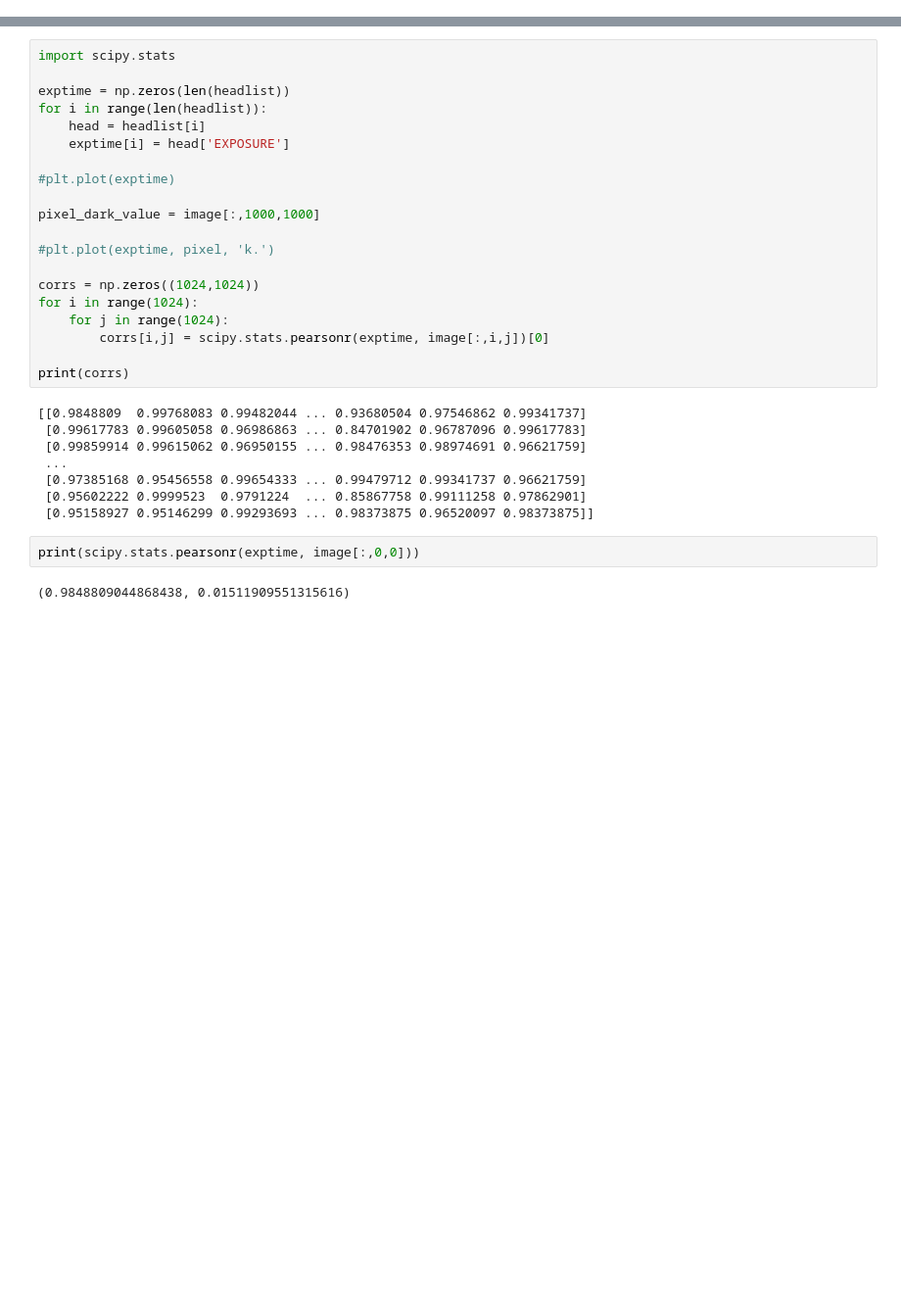
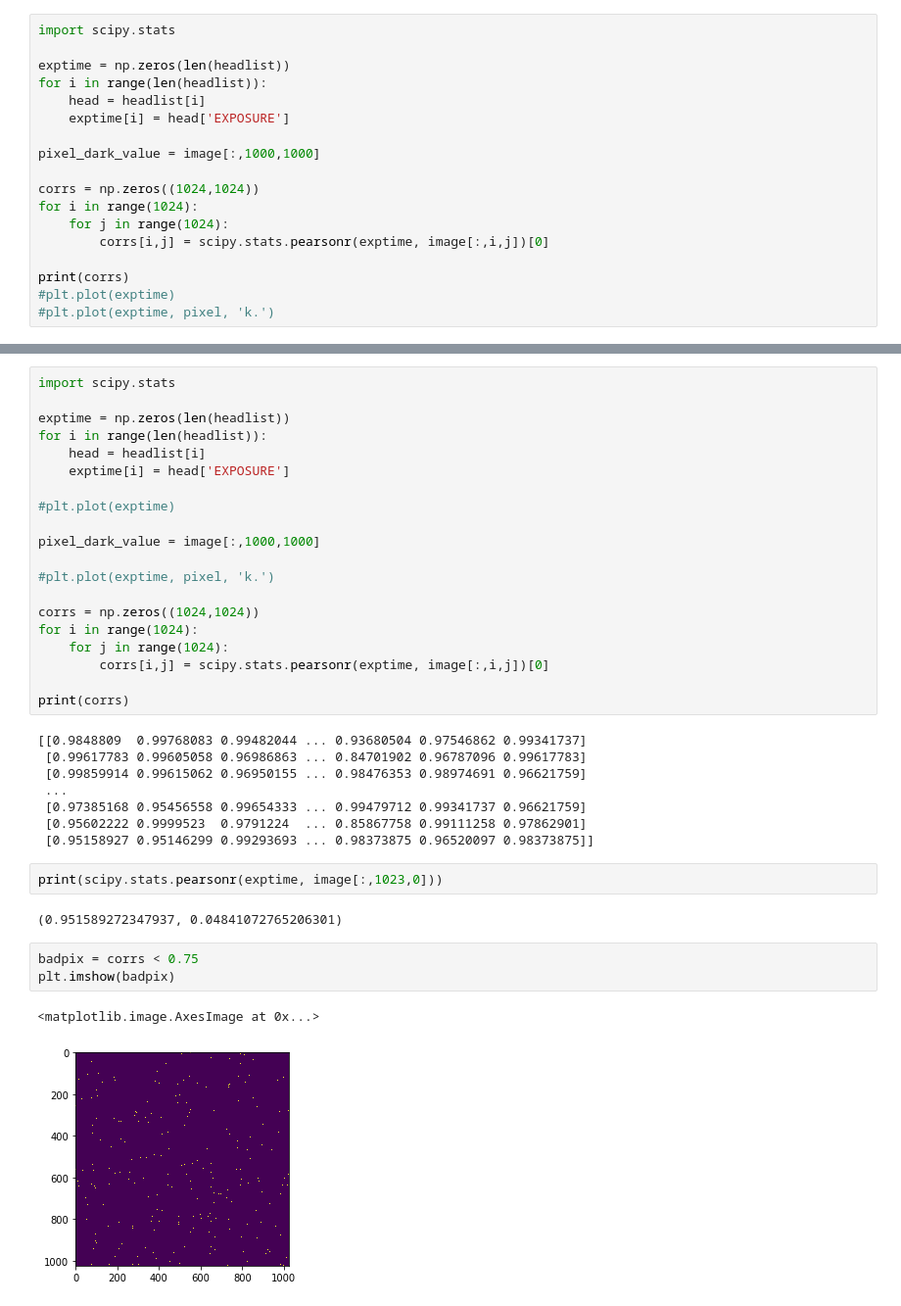
Before and after one commit to owenmatthewsa/Astro2122019AnomalousPixelsProject, a Jupyter notebook: plot_dark_current_1.ipynb, the cells around one changed output, grey strips where cells are left out. Shown at 98% size. Saved outputs shown, nothing was run; the diff lists cells and outputs as text; blank space fills up the shorter version.

```diff
--- a/plot_dark_current_1.ipynb
+++ b/plot_dark_current_1.ipynb
@@ -177,3 +121,21 @@ for i in range(1024):
+# %%
+import scipy.stats
+
+exptime = np.zeros(len(headlist))
+for i in range(len(headlist)):
+    head = headlist[i]
+    exptime[i] = head['EXPOSURE']
+
+pixel_dark_value = image[:,1000,1000]
+
+corrs = np.zeros((1024,1024))
+for i in range(1024):
+    for j in range(1024):
+        corrs[i,j] = scipy.stats.pearsonr(exptime, image[:,i,j])[0]
+
+print(corrs)
+#plt.plot(exptime)
+#plt.plot(exptime, pixel, 'k.')
 # %% [markdown]
 # This part makes a graph just based on the medians. It is the useful part of this code.
 # %%
@@ -278,6 +243,12 @@ print(corrs)
  [0.95602222 0.9999523  0.9791224  ... 0.85867758 0.99111258 0.97862901]
  [0.95158927 0.95146299 0.99293693 ... 0.98373875 0.96520097 0.98373875]]
 # %%
-print(scipy.stats.pearsonr(exptime, image[:,0,0]))
+print(scipy.stats.pearsonr(exptime, image[:,1023,0]))
 # %% [output]
-(0.9848809044868438, 0.01511909551315616)
+(0.951589272347937, 0.04841072765206301)
+# %%
+badpix = corrs < 0.75
+plt.imshow(badpix)
+# %% [output]
+<matplotlib.image.AxesImage at 0x...>
+[figure, added]
```
Also changed, not shown: parts of 9 cells of this notebook, 1 other file.
